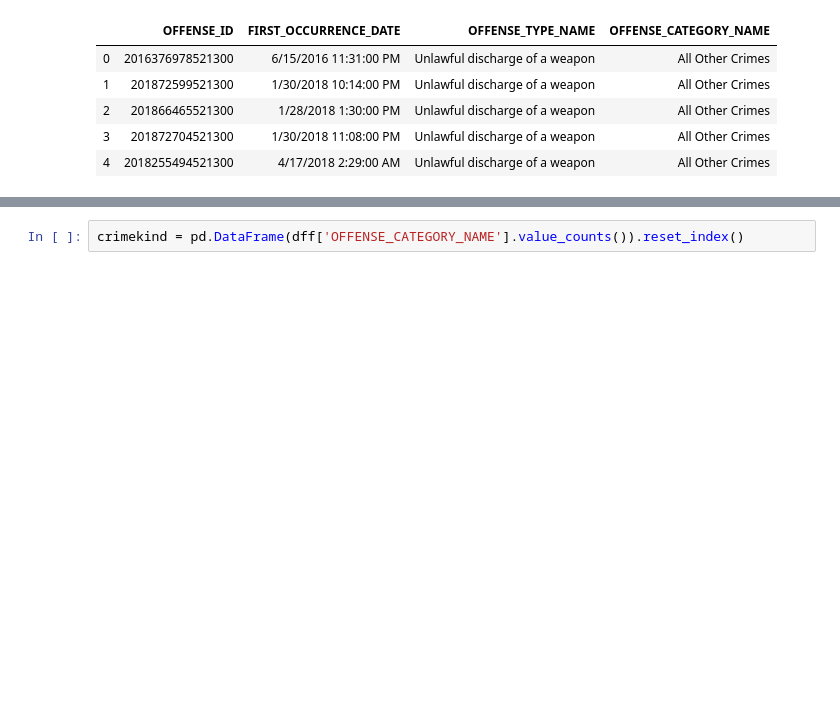
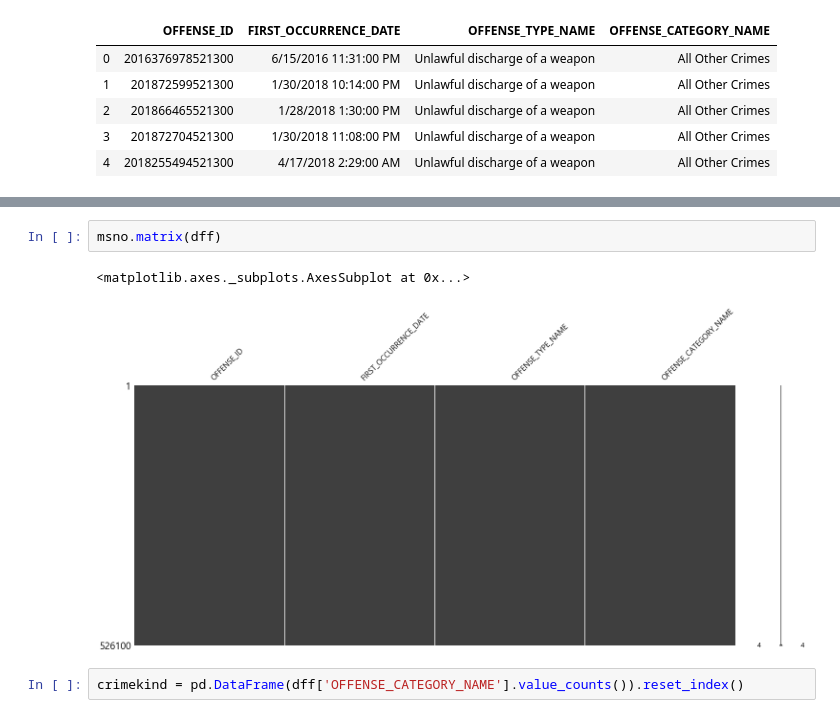
Before and after one commit to ByeongDoo-Han/Analysis, a Jupyter notebook: denver_crime.ipynb, the cells around one changed output, grey strips where cells are left out. Drawn from its saved outputs; the diff is of its cells as text; blank space fills up the shorter version.

```diff
--- a/denver_crime.ipynb
+++ b/denver_crime.ipynb
@@ -89,3 +112,8 @@ dff['FIRST_OCCURRENCE_DATE'] = pd.to_datetime(dff['FIRST_OCCURRENCE_DATE'])
+# %%
+msno.matrix(dff)
+# %% [output]
+<matplotlib.axes._subplots.AxesSubplot at 0x...>
+[figure, added]
 # %%
 crimekind = pd.DataFrame(dff['OFFENSE_CATEGORY_NAME'].value_counts()).reset_index()
 # %%
```
Also changed, not shown: parts of 52 cells of this notebook.
